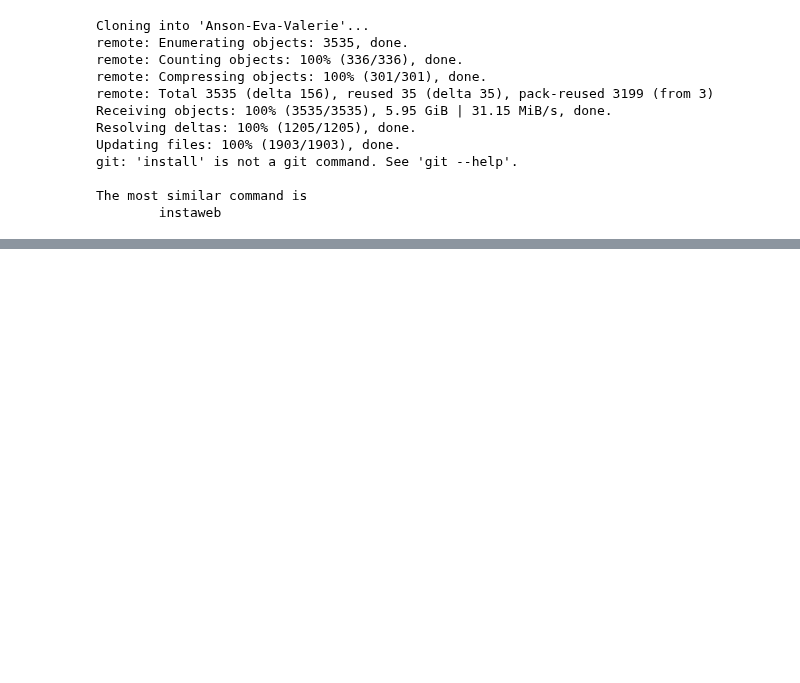
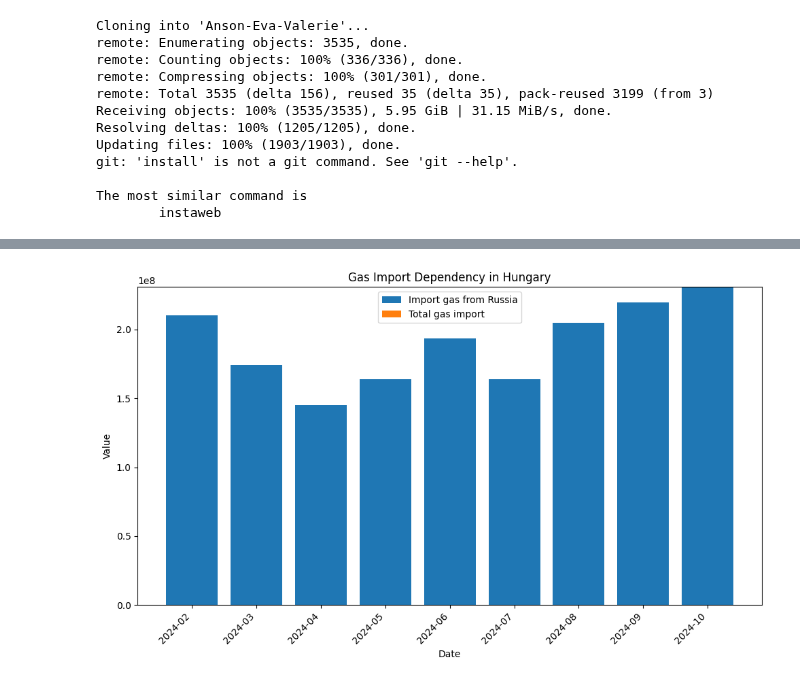
Before and after one commit to Anson422/Anson-Eva-Valerie, a Jupyter notebook: Stacked Bar Chart/EU_import_RU_gas.ipynb, the cells around one changed output, grey strips where cells are left out. Cells and saved outputs as stored; diff of their text form; code cells hidden in the pictures; blank space fills up the shorter version.

```diff
--- a/Stacked Bar Chart/EU_import_RU_gas.ipynb
+++ b/Stacked Bar Chart/EU_import_RU_gas.ipynb
@@ -82,0 +80,6 @@ dtype: object
+# %%
+#combine two datas for Hungary
+H_data = pd.concat([Hungary_RUdata, H_total_data], axis=1)
+H_data = H_data.drop('TIME', axis=1)
+H_data = H_data.rename(columns={'Hungary': 'Total gas import'})
+H_data
@@ -83,3 +97,27 @@ dtype: object
+# %%
+#Draw the chart for Hungary
+# set size,style
+plt.figure(figsize=(10, 6))
+
+# draw bar chart
+plt.bar(H_data['Date'], H_data['Import gas from Russia'], label='Import gas from Russia')
+plt.bar(H_data['Date'], H_data['Total gas import'],
+        bottom=H_data['Import gas from Russia'], label='Total gas import')
+
+# add titles
+plt.xlabel('Date')
+plt.ylabel('Value')
+plt.title('Gas Import Dependency in Hungary')
+plt.legend()
+
+# 45 degree rotate for nice to read
+plt.xticks(rotation=45, ha='right')
+
+# show the chart
+plt.tight_layout()
+plt.show()
+# %% [output]
+[figure, added]
 # %%
 #Slovakia RU import
 S_values = Slovakia.loc[20]
```
Also changed, not shown: parts of 6 cells of this notebook.
